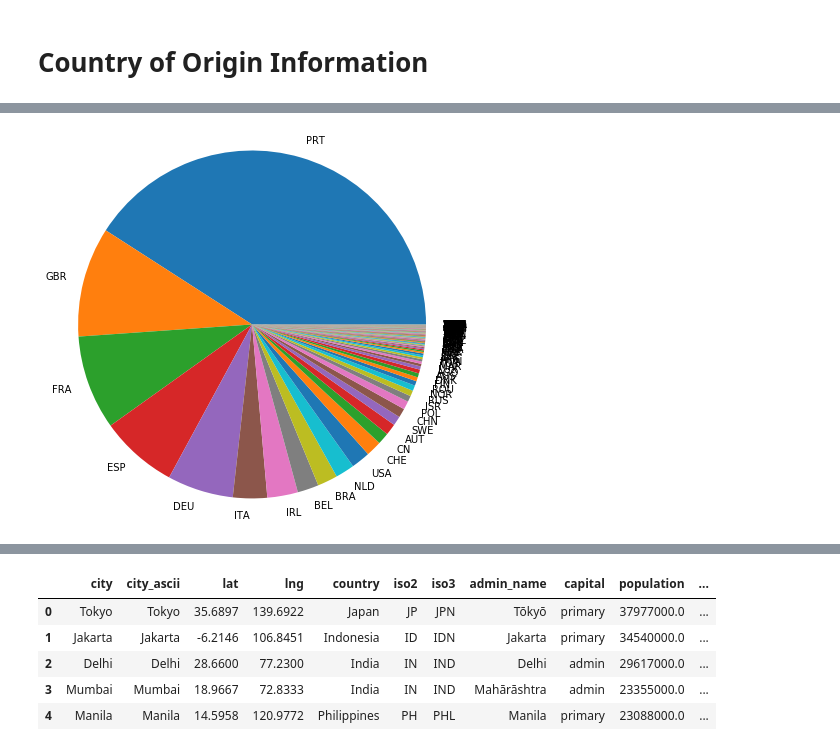
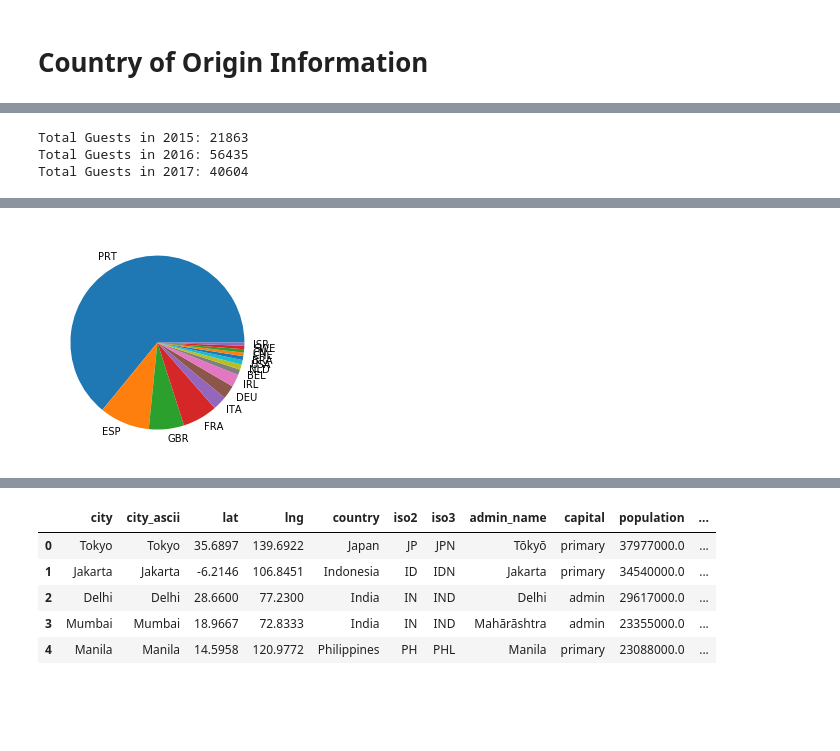
Before and after one commit to nordbynick/UWFinTech_Project3, a Jupyter notebook: Visualizations/Dashboard.ipynb, the cells around one changed output, grey strips where cells are left out. Cells and saved outputs as stored; diff of their text form; code cells hidden in the pictures; blank space fills up the shorter version.

```diff
--- a/Visualizations/Dashboard.ipynb
+++ b/Visualizations/Dashboard.ipynb
@@ -55,8 +30,8 @@ avg_grouped.hvplot.bar(x="arrival_date_year", y="lead_time", groupby="hotel")
 # %% [markdown]
 # Country of Origin Information
 # %%
-# Copy over the country column data to prepare new dataframe
-origin_country = hotel_data["country"].copy()
+# Copy over the country and arrival_date_year columns data to prepare new dataframe
+origin_country = hotel_data[["country", "arrival_date_year"]].copy()
 # Show what has been copied
 origin_country.head()
 # %% [output]
@@ -104 +44,50 @@ origin_country_df.head()
+# %%
+# Create origin_country_df dataframe to prepare data relevant to origin country visuals
+# Slice data by arrival_date_year
+origin_country_2015 = origin_country.loc[origin_country["arrival_date_year"] == 2015]
+origin_country_2016 = origin_country.loc[origin_country["arrival_date_year"] == 2016]
+origin_country_2017 = origin_country.loc[origin_country["arrival_date_year"] == 2017]
+
+# Create a dataframe with the origin country and corresponding value count for each year
+origin_country_2015 = origin_country_2015["country"].value_counts().to_frame()
+origin_country_2016 = origin_country_2016["country"].value_counts().to_frame()
+origin_country_2017 = origin_country_2017["country"].value_counts().to_frame()
+
+# Rename the country column to num_of_guests for each year
+origin_country_2015.rename(columns={"country":"num_of_guests"}, inplace=True)
+origin_country_2016.rename(columns={"country":"num_of_guests"}, inplace=True)
+origin_country_2017.rename(columns={"country":"num_of_guests"}, inplace=True)
+
+# Calculate the total number of guests for each year
+total_guests_2015 = origin_country_2015["num_of_guests"].sum()
+total_guests_2016 = origin_country_2016["num_of_guests"].sum()
+total_guests_2017 = origin_country_2017["num_of_guests"].sum()
+
+# Show calculated sum
+print("Total Guests in 2015:", total_guests_2015)
+print("Total Guests in 2016:", total_guests_2016)
+print("Total Guests in 2017:", total_guests_2017)
+
+# Add a column for the percentage of guests from each country for each year
+# Calculate the percentage of guests from each country and round to two decimals
+origin_country_2015["percentage_of_guests"] = round(origin_country_2015["num_of_guests"] / total_guests_2015 * 100, 2)
+origin_country_2016["percentage_of_guests"] = round(origin_country_2016["num_of_guests"] / total_guests_2016 * 100, 2)
+origin_country_2017["percentage_of_guests"] = round(origin_country_2017["num_of_guests"] / total_guests_2017 * 100, 2)
+
+# Sort dataframes by percentage_of_guests
+origin_country_2015.sort_values(by="percentage_of_guests", ascending=False, inplace=True)
+origin_country_2016.sort_values(by="percentage_of_guests", ascending=False, inplace=True)
+origin_country_2017.sort_values(by="percentage_of_guests", ascending=False, inplace=True)
+
+# Get the top 15 countries for each year to show on the pie chart
+top_15_2015 = origin_country_2015[:15]
+top_15_2016 = origin_country_2016[:15]
+top_15_2017 = origin_country_2017[:15]
+
+# Display the dataframe
+# origin_country_2015.head(15)
+# %% [output]
+Total Guests in 2015: 21863
+Total Guests in 2016: 56435
+Total Guests in 2017: 40604
 # %%
@@ -108,12 +97,11 @@ origin_country_df.hvplot.bar(x="index", y="num_of_guests", rot=90)
 # %% [output]
 [interactive output not drawn]
 # %%
-# Create a pie chart with the percentage of guests from each country
+# Create a pie chart with the percentage of guests from each country, using pyplot
 fig_pie = plt.figure()
-plt.pie(origin_country_df["percentage_of_guests"],
-        labels = origin_country_df.index,
-        radius=2.0)
+plt.pie(top_15_2015["percentage_of_guests"],
+        labels = top_15_2015.index)
 # Show the plot
 plt.show()
 # %% [output]
-[figure, old version]
+[figure, new version]
```
Also changed, not shown: parts of 23 cells of this notebook, 1 other file.
